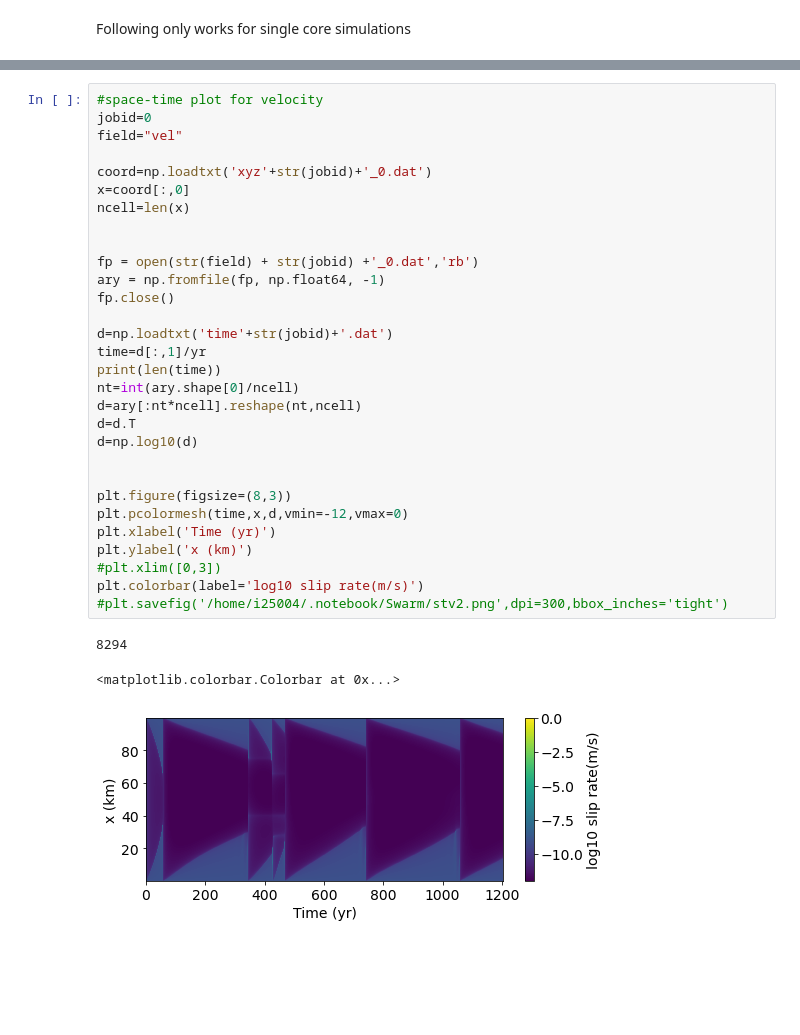
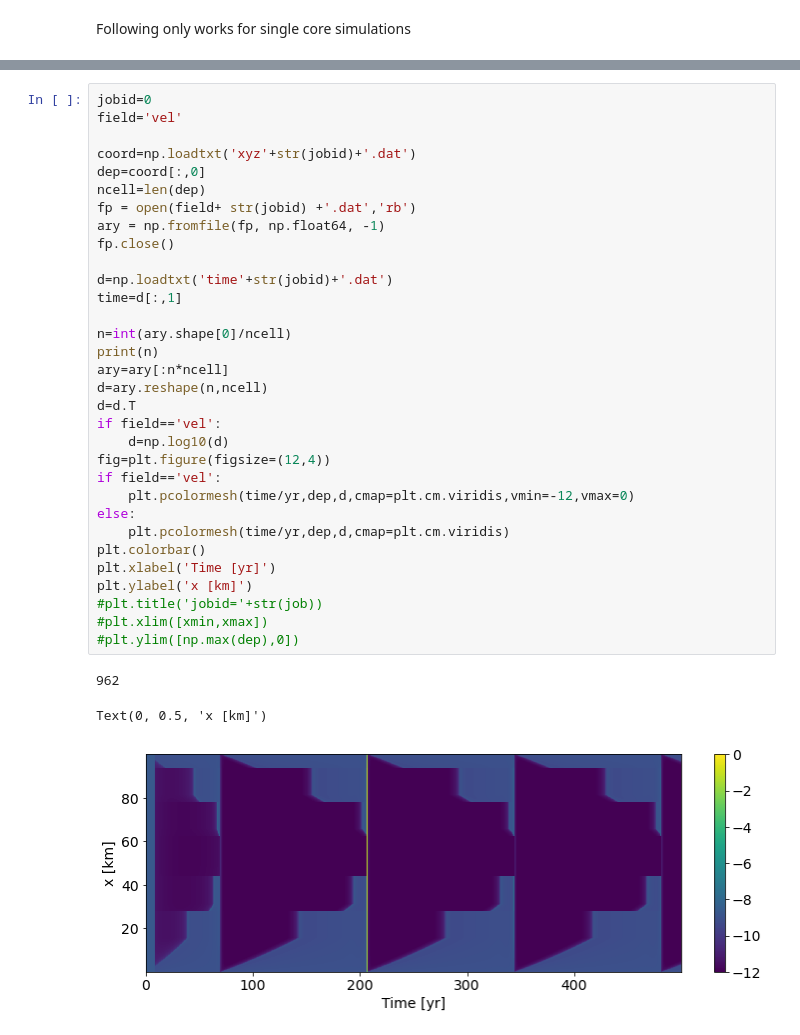
Before and after one commit to sozawa94/hbi, a Jupyter notebook: Analysis2D.ipynb, the cells around one changed output, grey strips where cells are left out. Saved outputs shown, nothing was run; the diff lists cells and outputs as text; blank space fills up the shorter version.

```diff
--- a/Analysis2D.ipynb
+++ b/Analysis2D.ipynb
@@ -110,34 +90,36 @@ plt.colorbar(label='log10 slip rate(m/s)')
-# %%
-#space-time plot for velocity
-jobid=0
-field="vel"
-
-coord=np.loadtxt('xyz'+str(jobid)+'_0.dat')
-x=coord[:,0]
-ncell=len(x)
-
-
-fp = open(str(field) + str(jobid) +'_0.dat','rb')
-ary = np.fromfile(fp, np.float64, -1)
-fp.close()
-
-d=np.loadtxt('time'+str(jobid)+'.dat')
-time=d[:,1]/yr
-print(len(time))
-nt=int(ary.shape[0]/ncell)
-d=ary[:nt*ncell].reshape(nt,ncell)
-d=d.T
-d=np.log10(d)
-
-
-plt.figure(figsize=(8,3))
-plt.pcolormesh(time,x,d,vmin=-12,vmax=0)
-plt.xlabel('Time (yr)')
-plt.ylabel('x (km)')
-#plt.xlim([0,3])
-plt.colorbar(label='log10 slip rate(m/s)')
-#plt.savefig('/home/i25004/.notebook/Swarm/stv2.png',dpi=300,bbox_inches='tight')
-# %% [output]
-8294
-<matplotlib.colorbar.Colorbar at 0x...>
-[figure, removed]
+# %%
+jobid=0
+field='vel'
+
+coord=np.loadtxt('xyz'+str(jobid)+'.dat')
+dep=coord[:,0]
+ncell=len(dep)
+fp = open(field+ str(jobid) +'.dat','rb')
+ary = np.fromfile(fp, np.float64, -1)
+fp.close()
+
+d=np.loadtxt('time'+str(jobid)+'.dat')
+time=d[:,1]
+
+n=int(ary.shape[0]/ncell)
+print(n)
+ary=ary[:n*ncell]
+d=ary.reshape(n,ncell)
+d=d.T
+if field=='vel':
+    d=np.log10(d)
+fig=plt.figure(figsize=(12,4))
+if field=='vel':
+    plt.pcolormesh(time/yr,dep,d,cmap=plt.cm.viridis,vmin=-12,vmax=0)
+else:
+    plt.pcolormesh(time/yr,dep,d,cmap=plt.cm.viridis)
+plt.colorbar()
+plt.xlabel('Time [yr]')
+plt.ylabel('x [km]')
+#plt.title('jobid='+str(job))
+#plt.xlim([xmin,xmax])
+#plt.ylim([np.max(dep),0])
+# %% [output]
+962
+Text(0, 0.5, 'x [km]')
+[figure, added]
```
Also changed, not shown: parts of 9 cells of this notebook, 1 other file.
